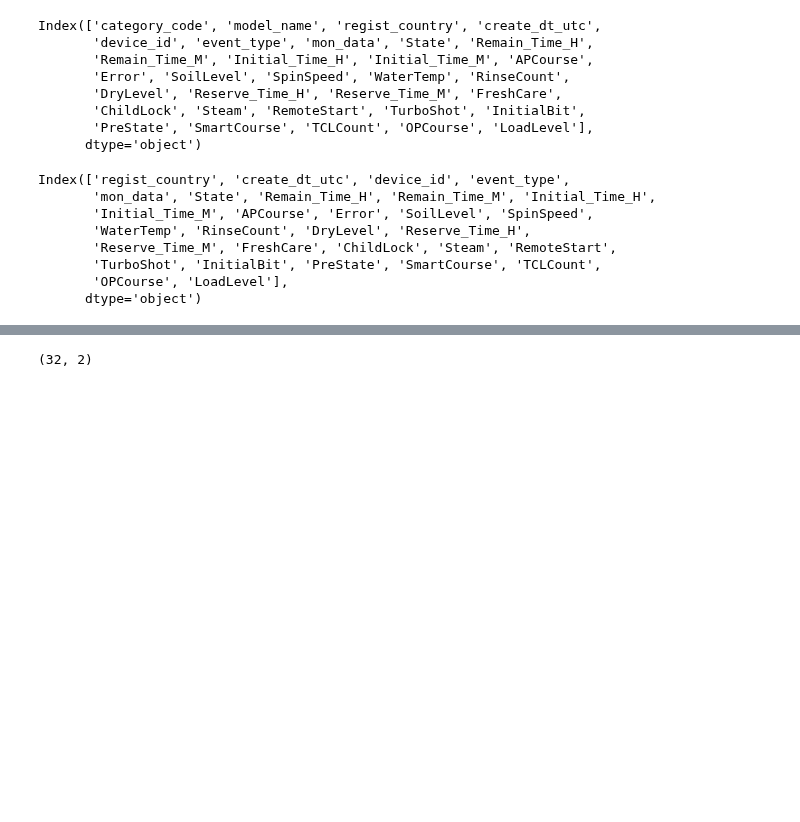
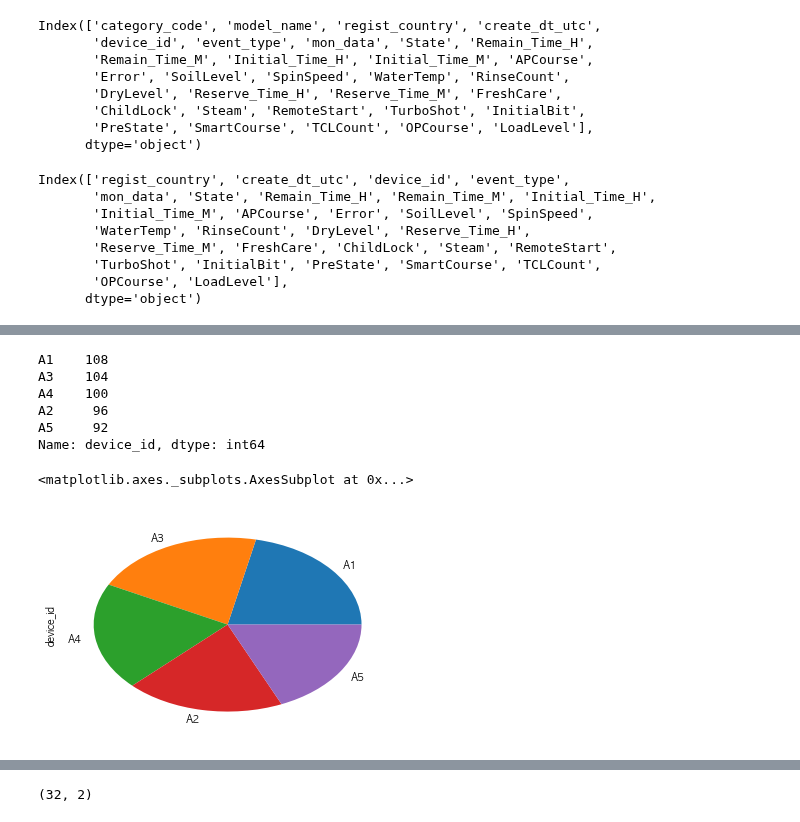
Before and after one commit to CodingSta/demo-201810-lge, a Jupyter notebook: 파이썬강의.ipynb, the cells around one changed output, grey strips where cells are left out. Drawn from its saved outputs; the diff is of its cells as text; code cells hidden in the pictures; blank space fills up the shorter version.

```diff
--- a/파이썬강의.ipynb
+++ b/파이썬강의.ipynb
@@ -1915,3 +1915,8 @@ Index(['regist_country', 'create_dt_utc', 'device_id', 'event_type',
        'TurboShot', 'InitialBit', 'PreState', 'SmartCourse', 'TCLCount',
        'OPCourse', 'LoadLevel'],
       dtype='object')
+# %%
+names = ['create_dt_utc', 'device_id', 'event_type', 'APCourse']
+df_washer = df_washer[names]
+print(df_washer.shape)
+df_washer.head()
@@ -1917,0 +1942,14 @@ Index(['regist_country', 'create_dt_utc', 'device_id', 'event_type',
+# %%
+df_washer['device_id'].value_counts()
+# %% [output]
+A1    108
+A3    104
+A4    100
+A2     96
+A5     92
+Name: device_id, dtype: int64
+# %%
+df_washer['device_id'].value_counts().plot(kind='pie')
+# %% [output]
+<matplotlib.axes._subplots.AxesSubplot at 0x...>
+[figure, added]
```
Also changed, not shown: parts of 7 cells of this notebook.
